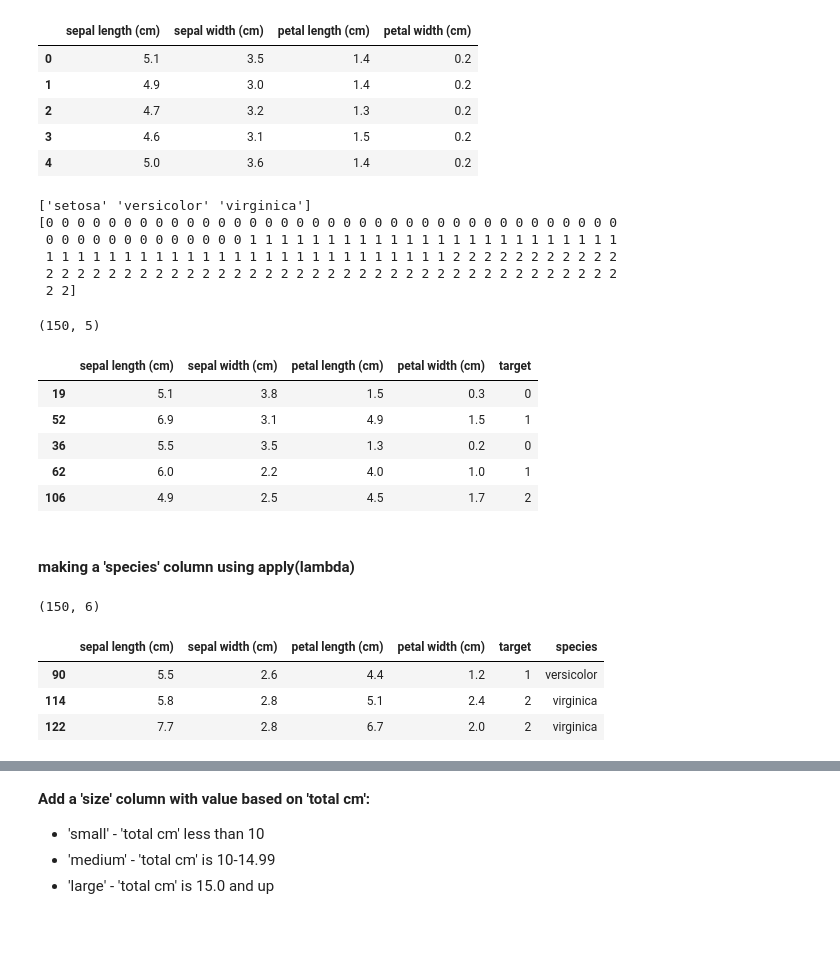
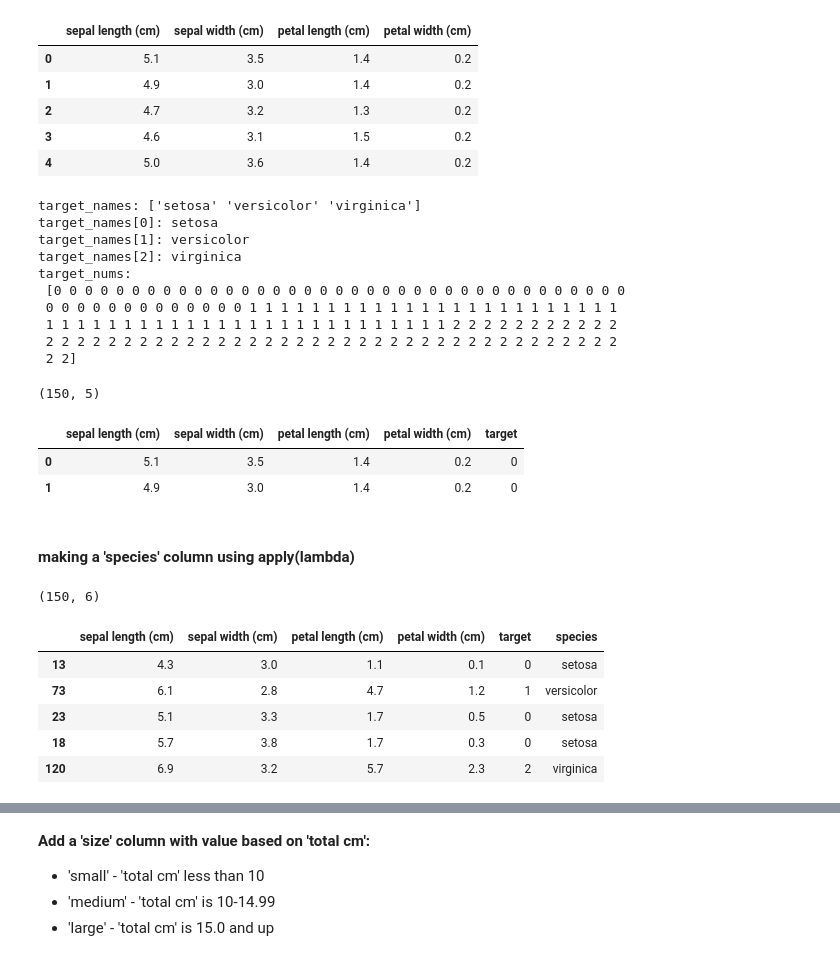
Before and after one commit to brianmccln/Python-Machine-Learning-TMobile-OCt-2025, a Jupyter notebook: __START/_ML_3.5_Irises_K_Nearest_Neighbors_PROG.ipynb, the cells around one changed output, grey strips where cells are left out. Saved outputs shown, nothing was run; the diff lists cells and outputs as text; code cells hidden in the pictures; blank space fills up the shorter version.

```diff
--- a/__START/_ML_3.5_Irises_K_Nearest_Neighbors_PROG.ipynb
+++ b/__START/_ML_3.5_Irises_K_Nearest_Neighbors_PROG.ipynb
@@ -97,8 +97,11 @@ pp.pprint(col_names)
  'petal width (cm)']
 # %%
 # 10. Make a df from the iris data, using the feature_names as the column names:
+iris_df = pd.DataFrame(iris_data,
+                       columns=col_names)
 
-print() # (150, 4)
+print(iris_df.shape) # (150, 4)
+iris_df.head()
 # %% [output]
 (150, 4)
 |  | sepal length (cm) | sepal width (cm) | petal length (cm) | petal width (cm) |
@@ -109,10 +112,15 @@ print() # (150, 4)
 | 4 | 5.0 | 3.6 | 1.4 | 0.2 |
 # %%
 # 11. Print the iris species names, as stored in the target_names list:
-print() # ['setosa' 'versicolor' 'virginica']
+target_names = iris['target_names']
+print('target_names:',target_names) # ['setosa' 'versicolor' 'virginica']
+print("target_names[0]:",target_names[0])
+print("target_names[1]:",target_names[1])
+print("target_names[2]:",target_names[2])
 
 # 12. Print the target values: 150 0's, 1's and 2's, which correspond to the 3 species:
-print()
+target_nums = iris['target']
+print('target_nums:\n',target_nums)
 
 # the target values of 0, 1 and 2 correspond to the 3
 # irises species: 'setosa', 'versicolor', 'virginica'
@@ -124,44 +132,48 @@ print()
 #  2, 2, 2, 2, 2, 2, 2, 2, 2, 2, 2, 2, 2, 2, 2, 2, 2, 2, 2, 2, 2, 2,
 #  2, 2, 2, 2, 2, 2, 2, 2, 2, 2, 2, 2, 2, 2, 2, 2, 2, 2]),
 # %% [output]
-['setosa' 'versicolor' 'virginica']
-[0 0 0 0 0 0 0 0 0 0 0 0 0 0 0 0 0 0 0 0 0 0 0 0 0 0 0 0 0 0 0 0 0 0 0 0 0
+target_names: ['setosa' 'versicolor' 'virginica']
+target_names[0]: setosa
+target_names[1]: versicolor
+target_names[2]: virginica
+target_nums:
+ [0 0 0 0 0 0 0 0 0 0 0 0 0 0 0 0 0 0 0 0 0 0 0 0 0 0 0 0 0 0 0 0 0 0 0 0 0
  0 0 0 0 0 0 0 0 0 0 0 0 0 1 1 1 1 1 1 1 1 1 1 1 1 1 1 1 1 1 1 1 1 1 1 1 1
  1 1 1 1 1 1 1 1 1 1 1 1 1 1 1 1 1 1 1 1 1 1 1 1 1 1 2 2 2 2 2 2 2 2 2 2 2
  2 2 2 2 2 2 2 2 2 2 2 2 2 2 2 2 2 2 2 2 2 2 2 2 2 2 2 2 2 2 2 2 2 2 2 2 2
  2 2]
 # %%
-# 13. Declare a new column, 'target' the value of which is the 150-item target:
-# array of 0's, 1's and 2's
-# iri
+# 13. Declare a new column, 'target' the value of which is the 150-item target array of 0's, 1's and 2's
+iris_df['target'] = target_nums
 # %%
 # 14. Output the updated df, now with 'target' column:
-print() # (150,5)
-# iri
+print(iris_df.shape) # (150,5)
+iris_df.head(2)
 # %% [output]
 (150, 5)
 |  | sepal length (cm) | sepal width (cm) | petal length (cm) | petal width (cm) | target |
-| 19 | 5.1 | 3.8 | 1.5 | 0.3 | 0 |
-| 52 | 6.9 | 3.1 | 4.9 | 1.5 | 1 |
-| 36 | 5.5 | 3.5 | 1.3 | 0.2 | 0 |
-| 62 | 6.0 | 2.2 | 4.0 | 1.0 | 1 |
-| 106 | 4.9 | 2.5 | 4.5 | 1.7 | 2 |
+| 0 | 5.1 | 3.5 | 1.4 | 0.2 | 0 |
+| 1 | 4.9 | 3.0 | 1.4 | 0.2 | 0 |
 # %% [markdown]
 #### making a 'species' column using apply(lambda)
 # %%
-# 15. Declare a 'species' column using apply(lambda)
-#     apply(lambda) is called on the 'target' column, which has values of 0,1,2
-#     - lambda input (argument) is the target number, as t [0,1,2]
-#     - lambda output (return value) is the item in target_names list at index t
-#       output (return value) is 'setosa', 'versicolor' or 'virginica'
-#       output value is saved as the value for the 'species' column at that row
-# 'species'
+# 15. Challenge:
+# Declare a 'species' column using apply(lambda)
+# called on the 'target' column, which has values of 0,1,2:
+#  - lambda input (argument) is the target number, as t [0,1,2]
+#  - lambda output (return value) is the item in target_names list at index t
+# output (return value) is 'setosa', 'versicolor' or 'virginica'
+# output value is saved as the value for the new 'species' column at that corresponding row
+iris_df['species'] = iris_df['target'].apply(lambda t : target_names[t])
 # %%
 # 16. Output the updated df, now with 'species' column:
-print() # (150, 6)
+print(iris_df.shape) # (150, 6)
+iris_df.sample(5)
 # %% [output]
 (150, 6)
 |  | sepal length (cm) | sepal width (cm) | petal length (cm) | petal width (cm) | target | species |
-| 90 | 5.5 | 2.6 | 4.4 | 1.2 | 1 | versicolor |
-| 114 | 5.8 | 2.8 | 5.1 | 2.4 | 2 | virginica |
-| 122 | 7.7 | 2.8 | 6.7 | 2.0 | 2 | virginica |
+| 13 | 4.3 | 3.0 | 1.1 | 0.1 | 0 | setosa |
+| 73 | 6.1 | 2.8 | 4.7 | 1.2 | 1 | versicolor |
+| 23 | 5.1 | 3.3 | 1.7 | 0.5 | 0 | setosa |
+| 18 | 5.7 | 3.8 | 1.7 | 0.3 | 0 | setosa |
+| 120 | 6.9 | 3.2 | 5.7 | 2.3 | 2 | virginica |
```
Also changed, not shown: parts of 25 cells of this notebook.
